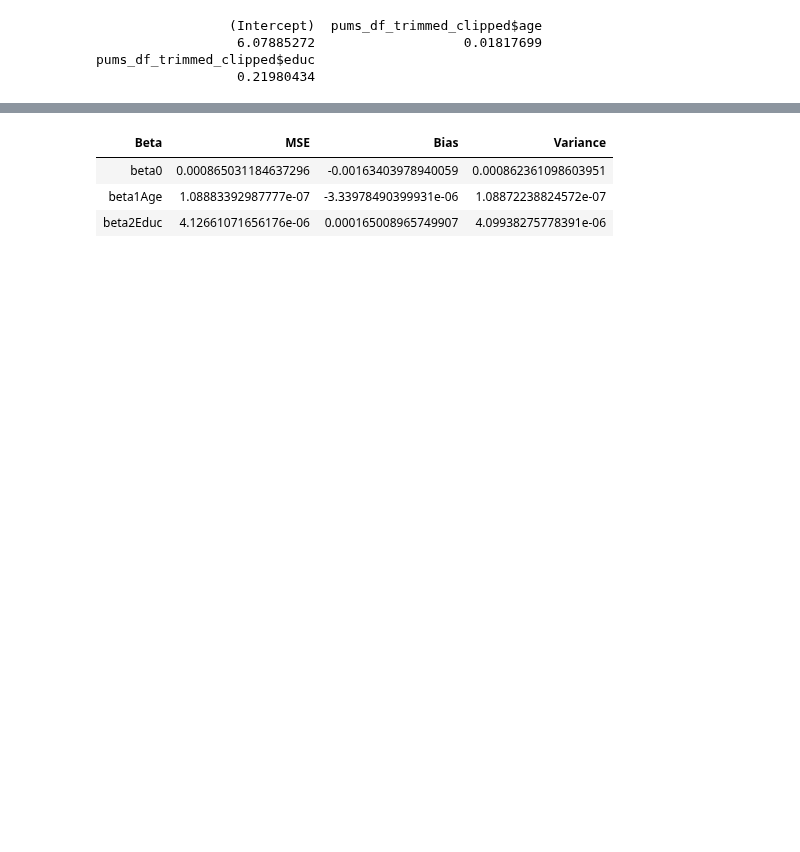
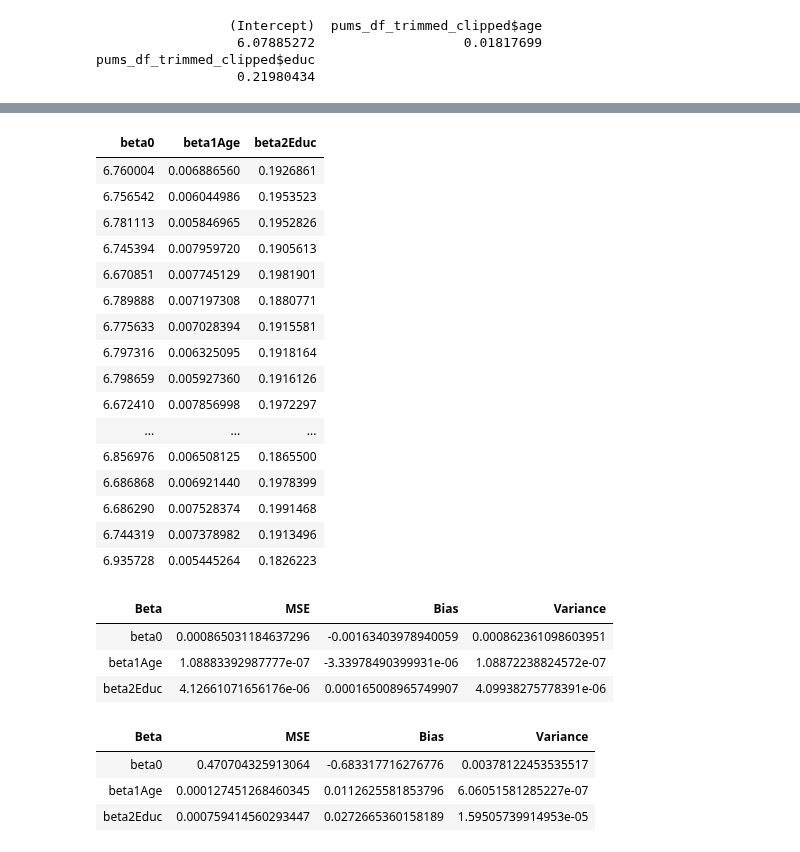
Before and after one commit to bhavenp/cs208, a Jupyter notebook: homework/HW3/HW3_Bhaven_Patel.ipynb, the cells around one changed output, grey strips where cells are left out. Saved outputs shown, nothing was run; the diff lists cells and outputs as text; code cells hidden in the pictures; blank space fills up the shorter version.

```diff
--- a/homework/HW3/HW3_Bhaven_Patel.ipynb
+++ b/homework/HW3/HW3_Bhaven_Patel.ipynb
@@ -773,3 +797,23 @@ print(var(bootstrappedBetas$beta2Educ));
+# %%
+synDataBetas
+# %% [output]
+| beta0 | beta1Age | beta2Educ |
+| 6.760004 | 0.006886560 | 0.1926861 |
+| 6.756542 | 0.006044986 | 0.1953523 |
+| 6.781113 | 0.005846965 | 0.1952826 |
+| 6.745394 | 0.007959720 | 0.1905613 |
+| 6.670851 | 0.007745129 | 0.1981901 |
+| 6.789888 | 0.007197308 | 0.1880771 |
+| 6.775633 | 0.007028394 | 0.1915581 |
+| 6.797316 | 0.006325095 | 0.1918164 |
+| 6.798659 | 0.005927360 | 0.1916126 |
+| 6.672410 | 0.007856998 | 0.1972297 |
+| ... | ... | ... |
+| 6.856976 | 0.006508125 | 0.1865500 |
+| 6.686868 | 0.006921440 | 0.1978399 |
+| 6.686290 | 0.007528374 | 0.1991468 |
+| 6.744319 | 0.007378982 | 0.1913496 |
+| 6.935728 | 0.005445264 | 0.1826223 |
 # %%
 ##function to calculate the MSE between the true Betas and Betas generated from the synthetic data or bootstrapped data
 ##
@@ -803,3 +847,12 @@ mseDF
 | beta0 | 0.000865031184637296 | -0.00163403978940059 | 0.000862361098603951 |
 | beta1Age | 1.08883392987777e-07 | -3.33978490399931e-06 | 1.08872238824572e-07 |
 | beta2Educ | 4.12661071656176e-06 | 0.000165008965749907 | 4.09938275778391e-06 |
+# %%
+#calculate the MSE, bias, and variance of each Beta from the betas from the synthetic data betas
+syndMseDf <- calcMSE(trueBetas = trueBetas, sampledBetas = synDataBetas);
+syndMseDf
+# %% [output]
+| Beta | MSE | Bias | Variance |
+| beta0 | 0.470704325913064 | -0.683317716276776 | 0.00378122453535517 |
+| beta1Age | 0.000127451268460345 | 0.0112625581853796 | 6.06051581285227e-07 |
+| beta2Educ | 0.000759414560293447 | 0.0272665360158189 | 1.59505739914953e-05 |
```
Also changed, not shown: parts of 10 cells of this notebook, 1 other file.
